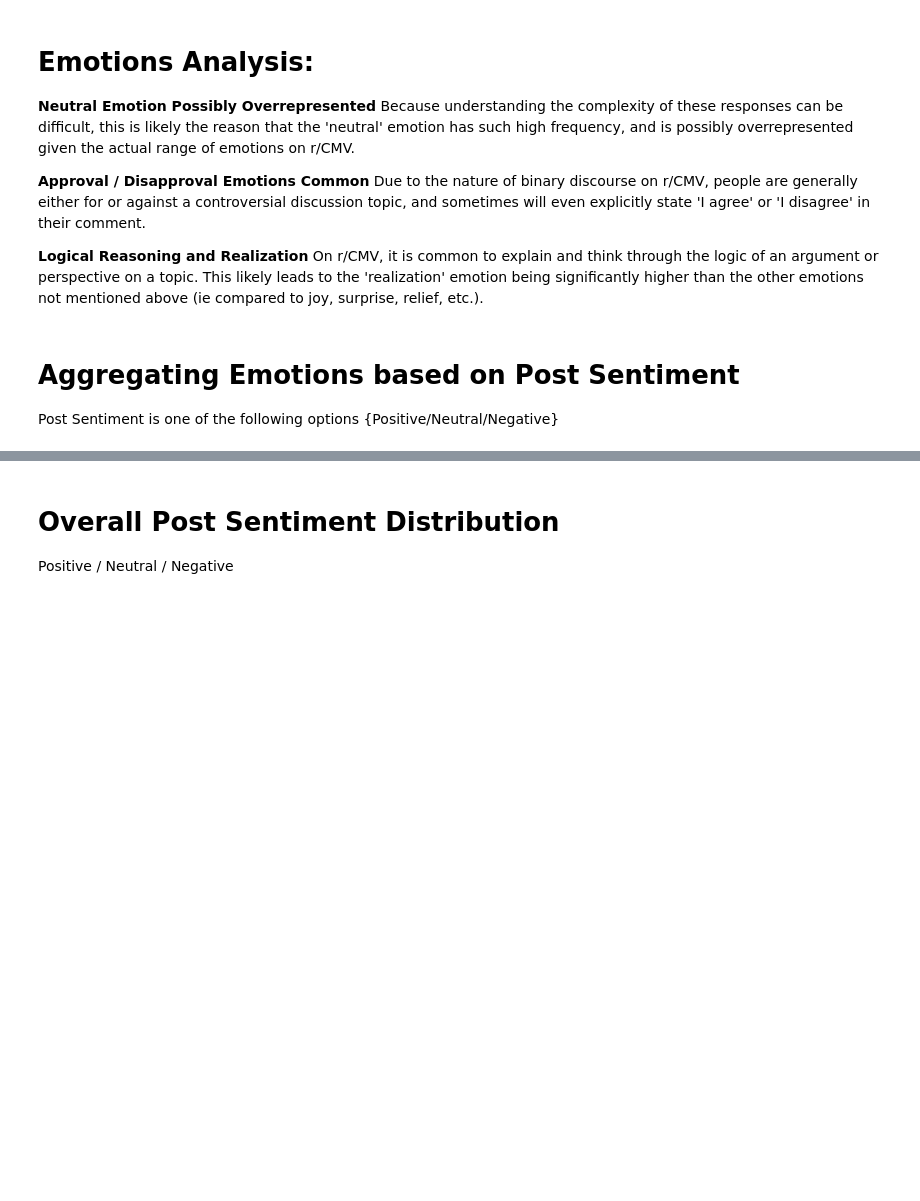
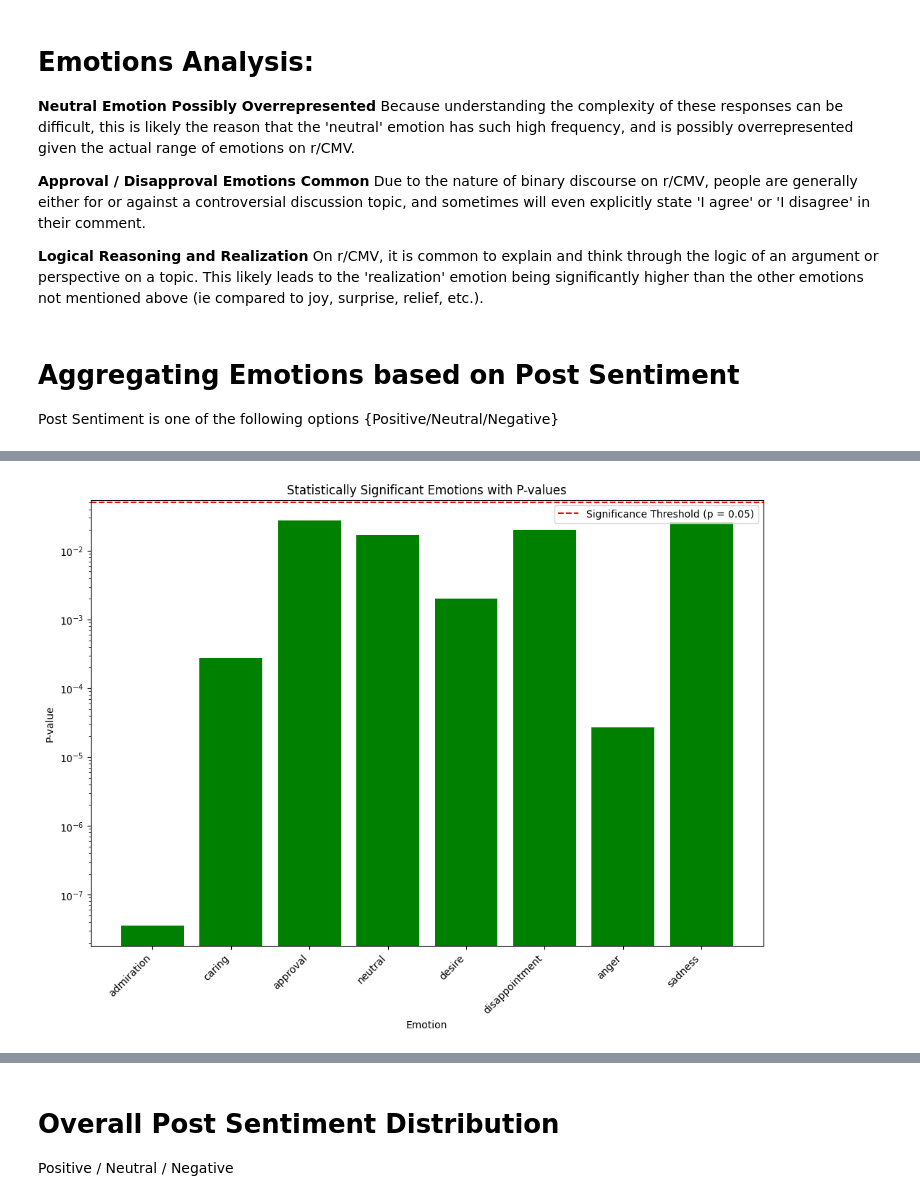
Before and after one commit to EliMartian/reddit_post_sentiment_analysis, a Jupyter notebook: reddit_comments_sentiment_analysis.ipynb, the cells around one changed output, grey strips where cells are left out. Drawn from its saved outputs; the diff is of its cells as text; code cells hidden in the pictures; blank space fills up the shorter version.

Commit message:
finished significance feature and inital p value plots using chi square

```diff
--- a/reddit_comments_sentiment_analysis.ipynb
+++ b/reddit_comments_sentiment_analysis.ipynb
@@ -234,0 +439,16 @@ Post Sentiment is one of the following options {Positive/Neutral/Negative}
+# %%
+# Plotting results
+import matplotlib.pyplot as plt
+# Plotting results for significantly significant emotions
+plt.figure(figsize=(12, 8))
+plt.bar(significance_results, p_value_results, color='green')
+plt.title('Statistically Significant Emotions with P-values')
+plt.xlabel('Emotion')
+plt.ylabel('P-value')
+plt.yscale('log')  # Use logarithmic scale for better visualization of p-values
+plt.xticks(rotation=45, ha='right')  # Rotate x-tick labels for better readability
+plt.axhline(0.05, color='red', linestyle='--', label='Significance Threshold (p = 0.05)')  # Add significance threshold line
+plt.legend()
+plt.show()
+# %% [output]
+[figure, added]
```
Also changed, not shown: parts of 12 cells of this notebook, 1 other file.
